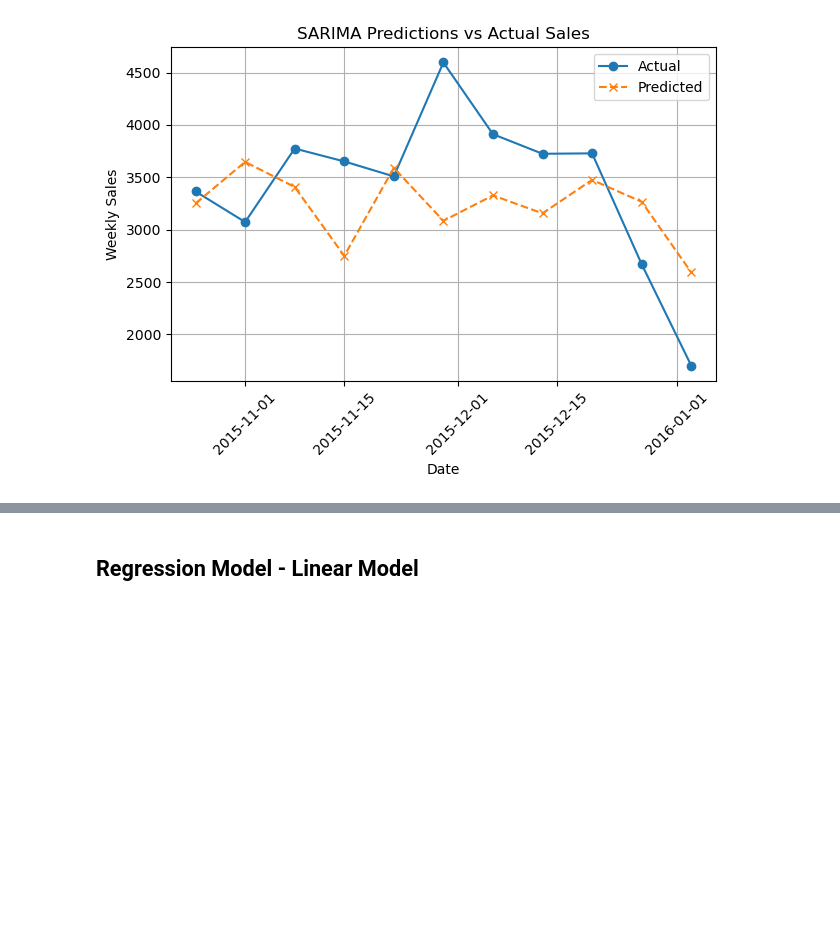
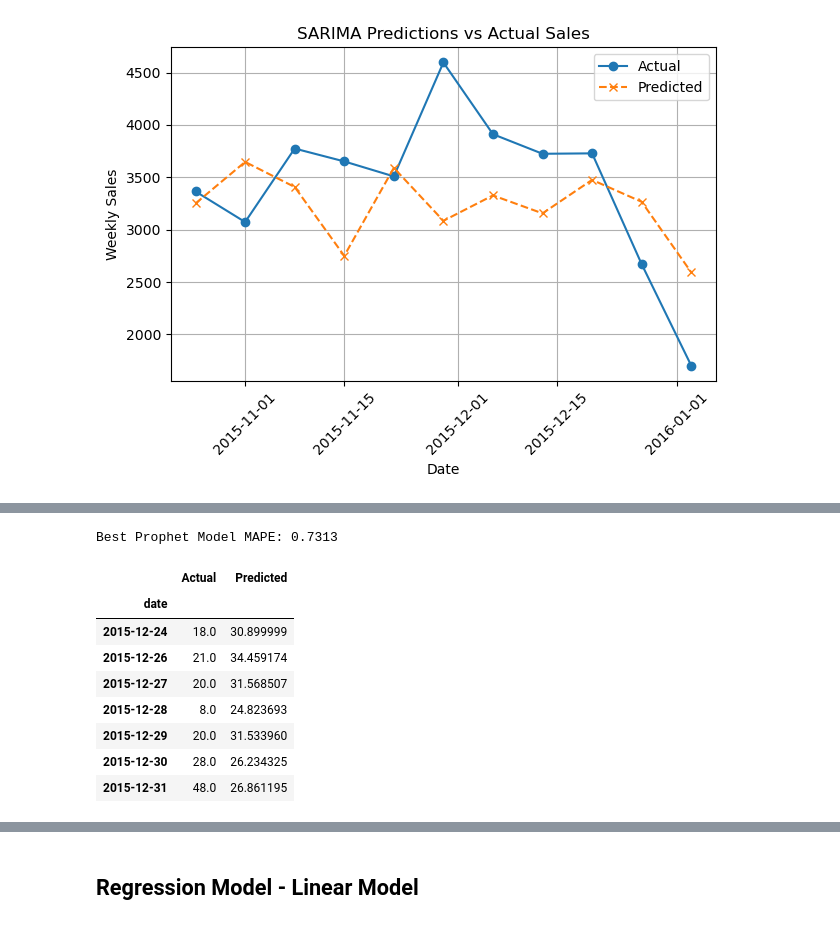
Before and after one commit to praveenaaaron/Dominos---Predictive-Purchase-Order-System, a Jupyter notebook: dominos.ipynb, the cells around one changed output, grey strips where cells are left out. Saved outputs shown, nothing was run; the diff lists cells and outputs as text; code cells hidden in the pictures; blank space fills up the shorter version.

```diff
--- a/dominos.ipynb
+++ b/dominos.ipynb
@@ -1025,0 +1066,4 @@ plt.show()
+# %%
+one_pizza_prophet = pd.DataFrame({'ds': one_pizza.index, 'y': one_pizza.values})
+
+one_pizza_prophet.head()
@@ -1025,0 +1102,21 @@ plt.show()
+# %%
+prophet_mape = calculate_mape(pr_test['y'], pr_forecast_values) # Using calculate_mape instead of mape
+
+print(f"Best Prophet Model MAPE: {prophet_mape:.4f}")
+# %% [output]
+Best Prophet Model MAPE: 0.7313
+# %%
+concat_prophet = pd.concat([pr_test, pr_forecast[['yhat']].iloc[-len(pr_test):]], axis=1)
+concat_prophet.columns = ['date','Actual', 'Predicted']
+concat_prophet.set_index('date', inplace=True)
+concat_prophet
+# %% [output]
+|  | Actual | Predicted |
+| date |  |  |
+| 2015-12-24 | 18.0 | 30.899999 |
+| 2015-12-26 | 21.0 | 34.459174 |
+| 2015-12-27 | 20.0 | 31.568507 |
+| 2015-12-28 | 8.0 | 24.823693 |
+| 2015-12-29 | 20.0 | 31.533960 |
+| 2015-12-30 | 28.0 | 26.234325 |
+| 2015-12-31 | 48.0 | 26.861195 |
```
Also changed, not shown: parts of 20 cells of this notebook, 1 other file.
